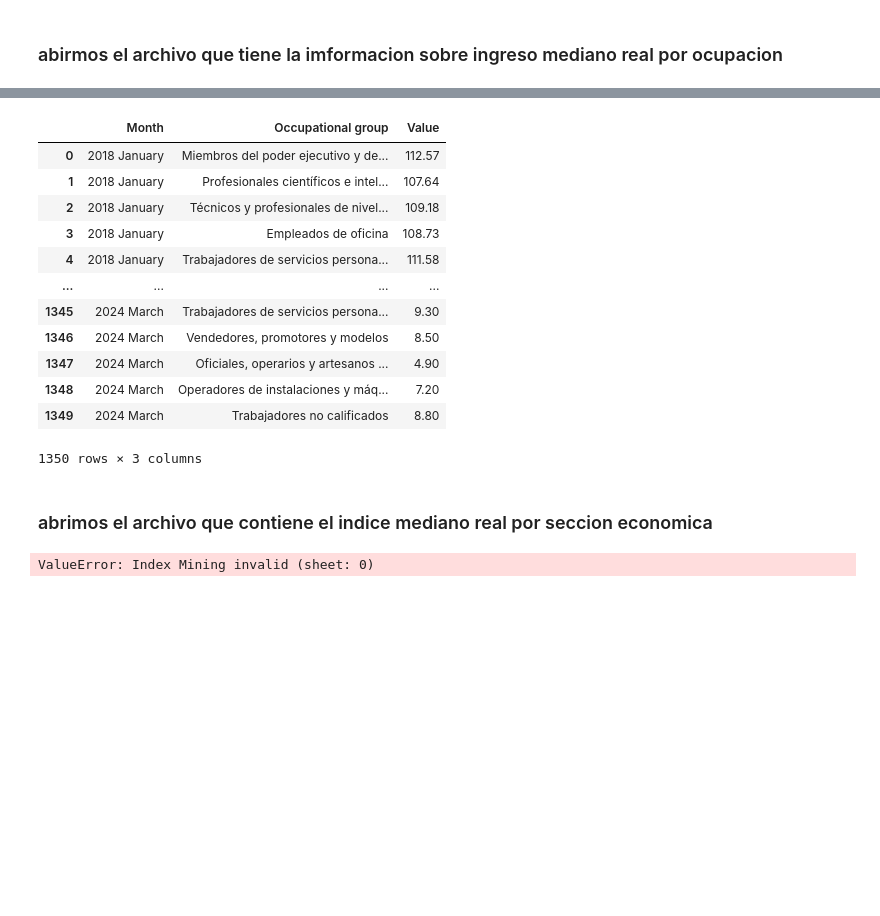
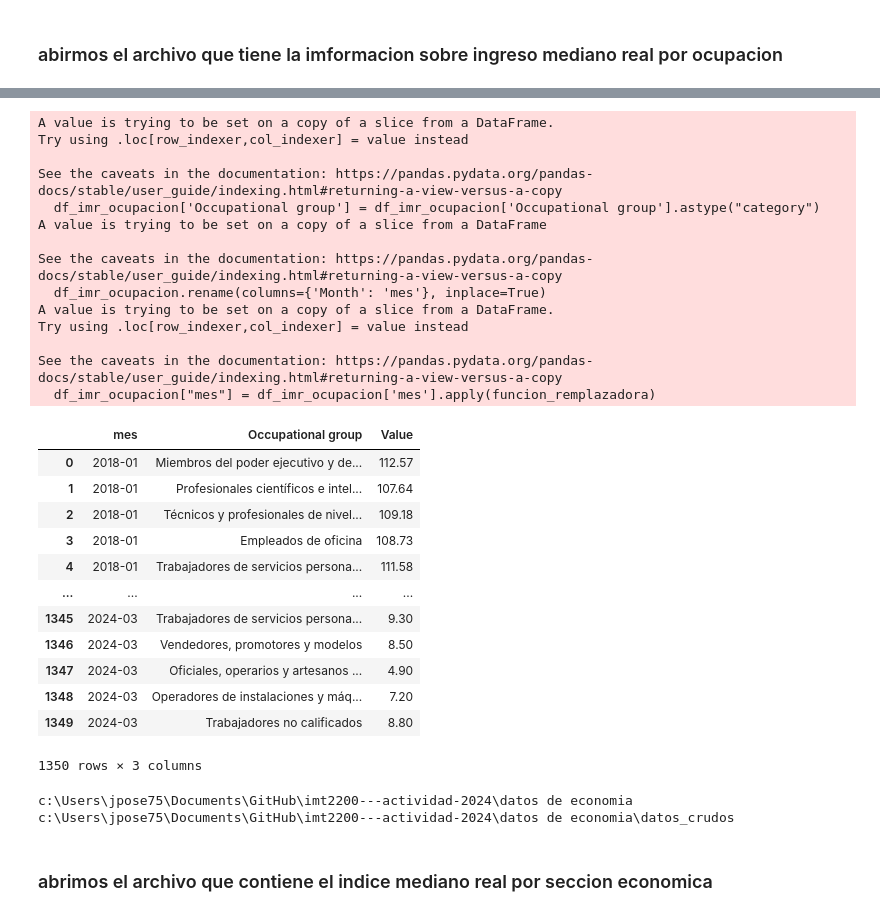
Before and after one commit to josegdotcom/imt2200-actividad-2024, a Jupyter notebook: datos de economia/creacion_de_la_base_datos_economia.ipynb, the cells around one changed output, grey strips where cells are left out. Drawn from its saved outputs; the diff is of its cells as text; code cells hidden in the pictures; blank space fills up the shorter version.

```diff
--- a/datos de economia/creacion_de_la_base_datos_economia.ipynb
+++ b/datos de economia/creacion_de_la_base_datos_economia.ipynb
@@ -51,7 +52,18 @@ mes_imr = pd.DataFrame({"moth": df_imr_fix[columnas_imr[0]].tolist()})
 df_imr_fix = mes_imr.merge(right= df_imr_fix, left_on="moth", right_on=columnas_imr[0])
 df_imr_fix = df_imr_fix[['moth', 'Unnamed: 3']]
 
-# por ultimo renombro la columna Unnamed: 3 y guardo el dataframe
-df_imr_fix = df_imr_fix.rename(columns={'Unnamed: 3': 'ingreso mediano real'})
+# por ultimo renombro la columna Unnamed: 3 ademas cambio los meses a un fromato distinto 2018 January = 2018-01
+df_imr_fix = df_imr_fix.rename(columns={"moth": "mes", 'Unnamed: 3': 'ingreso mediano real'})
+
+months_dict = {'January': '01', 'February': '02', 'March': '03', 'April': '04', 'May': '05', 'June': '06',
+                'July': '07', 'August': '08', 'September': '09', 'October': '10', 'November': '11', 'December': '12'}
+
+def funcion_remplazadora(fecha):
+    ano, mes = fecha.split(" ")
+    return ano + "-" + months_dict[mes]
+
+df_imr_fix["mes"] = df_imr_fix["mes"].apply(funcion_remplazadora)
+
+df_imr_fix.info()
 df_imr_fix
 # %% [output]
@@ -75,11 +119,13 @@ df_imr_fix.to_json(r"C:\Users\Jose\Documents\GitHub\imt2200---actividad-2024\dat
 # %%
-# abrimos el archivo y vemos la info que trae
-df_imr_ocupacion = pd.read_csv("imr por ocupacion.csv")
-df_imr_ocupacion.info()
-
 # devido a que columnas que necesito son el mes, grupo de ocupacion y el valor los filtrare y tambien cambiare la columna grupo de ocupacion para
 df_imr_ocupacion = df_imr_ocupacion[['Month', 'Occupational group', 'Value']]
 df_imr_ocupacion['Occupational group'] = df_imr_ocupacion['Occupational group'].astype("category")
+
+# tambien este posee el mismo sistema de la fecha entonces ocupare el mismo metodo que antes
+df_imr_ocupacion.rename(columns={'Month': 'mes'}, inplace=True)
+df_imr_ocupacion["mes"] = df_imr_ocupacion['mes'].apply(funcion_remplazadora)
+
+df_imr_ocupacion.info()
 df_imr_ocupacion
 # %% [output]
 <class 'pandas.core.frame.DataFrame'>
@@ -101,13 +141,27 @@ memory usage: 95.1+ KB
+A value is trying to be set on a copy of a slice from a DataFrame.
+Try using .loc[row_indexer,col_indexer] = value instead
+
+See the caveats in the documentation: https://pandas.pydata.org/pandas-docs/stable/user_guide/indexing.html#returning-a-view-versus-a-copy
+  df_imr_ocupacion['Occupational group'] = df_imr_ocupacion['Occupational group'].astype("category")
+A value is trying to be set on a copy of a slice from a DataFrame
+
+See the caveats in the documentation: https://pandas.pydata.org/pandas-docs/stable/user_guide/indexing.html#returning-a-view-versus-a-copy
+  df_imr_ocupacion.rename(columns={'Month': 'mes'}, inplace=True)
+A value is trying to be set on a copy of a slice from a DataFrame.
+Try using .loc[row_indexer,col_indexer] = value instead
+
+See the caveats in the documentation: https://pandas.pydata.org/pandas-docs/stable/user_guide/indexing.html#returning-a-view-versus-a-copy
+  df_imr_ocupacion["mes"] = df_imr_ocupacion['mes'].apply(funcion_remplazadora)
-|  | Month | Occupational group | Value |
-| 0 | 2018 January | Miembros del poder ejecutivo y de... | 112.57 |
-| 1 | 2018 January | Profesionales científicos e intel... | 107.64 |
-| 2 | 2018 January | Técnicos y profesionales de nivel... | 109.18 |
-| 3 | 2018 January | Empleados de oficina | 108.73 |
-| 4 | 2018 January | Trabajadores de servicios persona... | 111.58 |
+|  | mes | Occupational group | Value |
+| 0 | 2018-01 | Miembros del poder ejecutivo y de... | 112.57 |
+| 1 | 2018-01 | Profesionales científicos e intel... | 107.64 |
+| 2 | 2018-01 | Técnicos y profesionales de nivel... | 109.18 |
+| 3 | 2018-01 | Empleados de oficina | 108.73 |
+| 4 | 2018-01 | Trabajadores de servicios persona... | 111.58 |
 | ... | ... | ... | ... |
-| 1345 | 2024 March | Trabajadores de servicios persona... | 9.30 |
-| 1346 | 2024 March | Vendedores, promotores y modelos | 8.50 |
-| 1347 | 2024 March | Oficiales, operarios y artesanos ... | 4.90 |
-| 1348 | 2024 March | Operadores de instalaciones y máq... | 7.20 |
-| 1349 | 2024 March | Trabajadores no calificados | 8.80 |
+| 1345 | 2024-03 | Trabajadores de servicios persona... | 9.30 |
+| 1346 | 2024-03 | Vendedores, promotores y modelos | 8.50 |
+| 1347 | 2024-03 | Oficiales, operarios y artesanos ... | 4.90 |
+| 1348 | 2024-03 | Operadores de instalaciones y máq... | 7.20 |
+| 1349 | 2024-03 | Trabajadores no calificados | 8.80 |
-1350 rows × 3 columns
+1350 rows × 3 columns
@@ -116,7 +168,9 @@ df_imr_ocupacion.to_json(r"C:\Users\Jose\Documents\GitHub\imt2200---actividad-20
+# %%
+%cd ..
+df_imr_ocupacion.to_json(r"datos_ordenados\imr por categoria.json", orient='records', lines=True)
+%cd "datos_crudos"
+# %% [output]
+c:\Users\jpose75\Documents\GitHub\imt2200---actividad-2024\datos de economia
+c:\Users\jpose75\Documents\GitHub\imt2200---actividad-2024\datos de economia\datos_crudos
 # %% [markdown]
 ### abrimos el archivo que contiene el indice mediano real por seccion economica
-# %%
-df_imr_seccion = pd.read_excel("imr por seccion economica.xlsx", header=3, index_col="Mining")
-df_imr_seccion
-# %% [output]
-ValueError: Index Mining invalid (sheet: 0)
```
Also changed, not shown: parts of 21 cells of this notebook, 13 other files.
